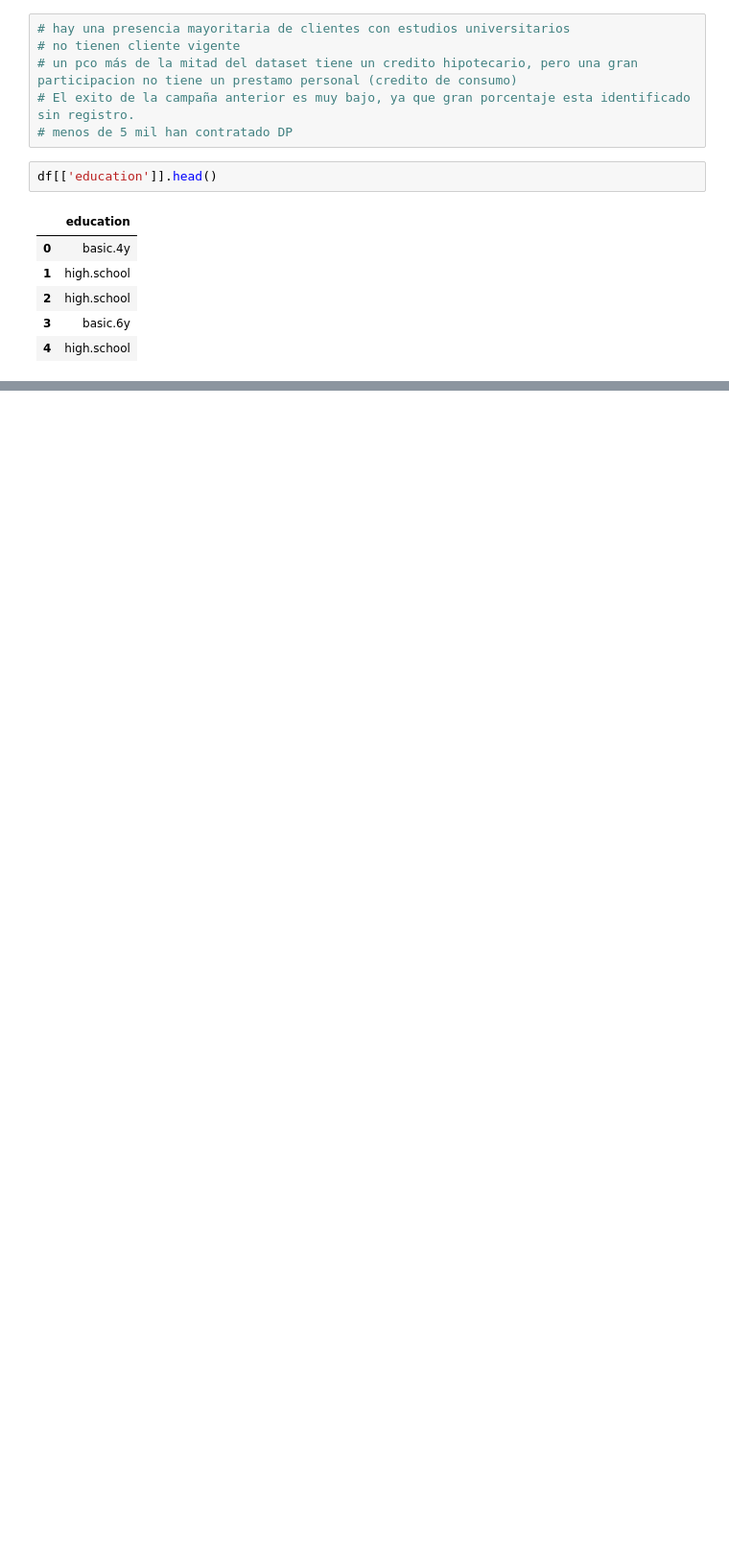
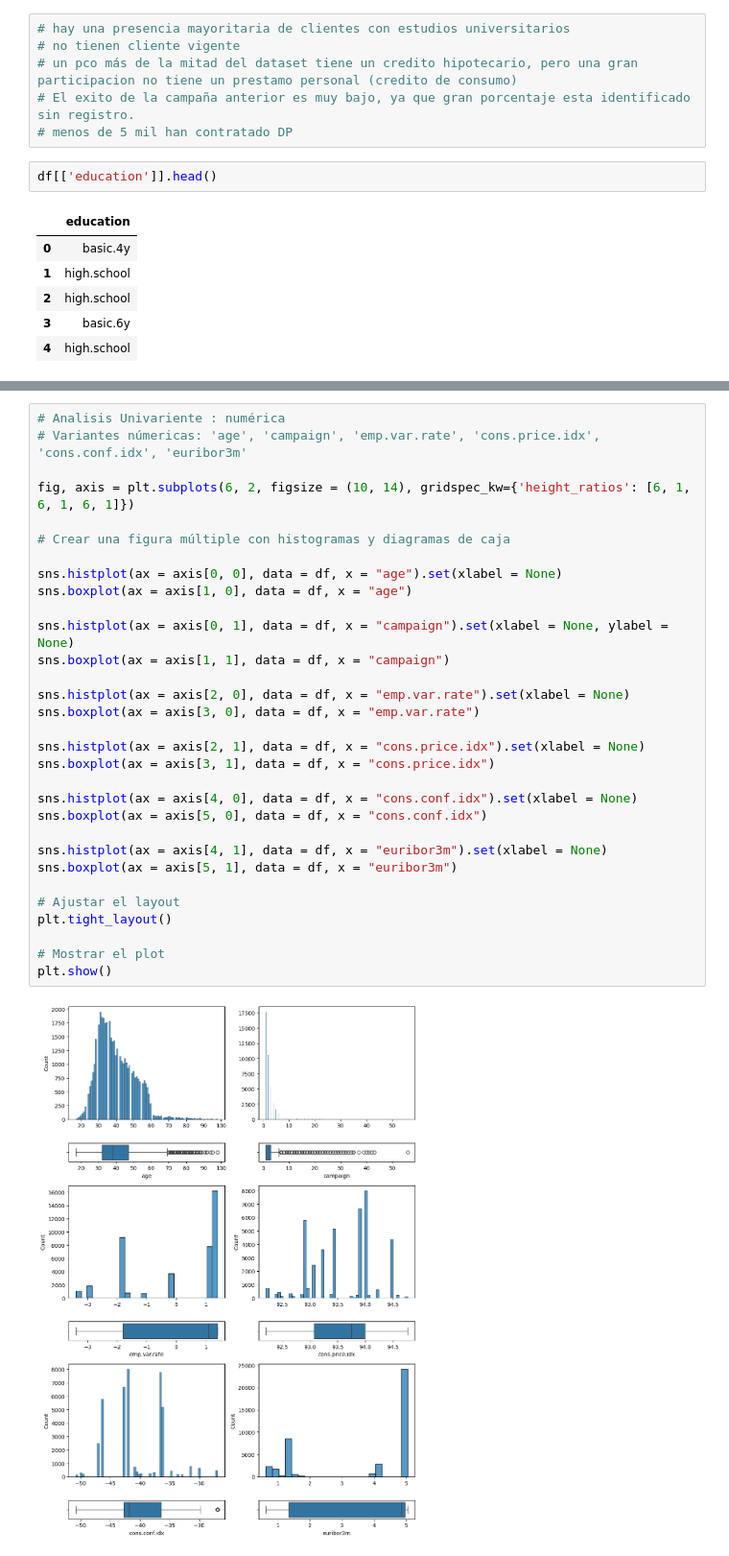
Before and after one commit to bartowen/mi_primer_model_ml, a Jupyter notebook: src/explore.ipynb, the cells around one changed output, grey strips where cells are left out. Shown: that part at 96% size. Cells and saved outputs as stored; diff of their text form; blank space fills up the shorter version.

```diff
--- a/src/explore.ipynb
+++ b/src/explore.ipynb
@@ -171,0 +192,33 @@ df[['education']].head()
+# %%
+# Analisis Univariente : numérica
+# Variantes númericas: 'age', 'campaign', 'emp.var.rate', 'cons.price.idx', 'cons.conf.idx', 'euribor3m'
+
+fig, axis = plt.subplots(6, 2, figsize = (10, 14), gridspec_kw={'height_ratios': [6, 1, 6, 1, 6, 1]})
+
+# Crear una figura múltiple con histogramas y diagramas de caja
+
+sns.histplot(ax = axis[0, 0], data = df, x = "age").set(xlabel = None)
+sns.boxplot(ax = axis[1, 0], data = df, x = "age")
+
+sns.histplot(ax = axis[0, 1], data = df, x = "campaign").set(xlabel = None, ylabel = None)
+sns.boxplot(ax = axis[1, 1], data = df, x = "campaign")
+
+sns.histplot(ax = axis[2, 0], data = df, x = "emp.var.rate").set(xlabel = None)
+sns.boxplot(ax = axis[3, 0], data = df, x = "emp.var.rate")
+
+sns.histplot(ax = axis[2, 1], data = df, x = "cons.price.idx").set(xlabel = None)
+sns.boxplot(ax = axis[3, 1], data = df, x = "cons.price.idx")
+
+sns.histplot(ax = axis[4, 0], data = df, x = "cons.conf.idx").set(xlabel = None)
+sns.boxplot(ax = axis[5, 0], data = df, x = "cons.conf.idx")
+
+sns.histplot(ax = axis[4, 1], data = df, x = "euribor3m").set(xlabel = None)
+sns.boxplot(ax = axis[5, 1], data = df, x = "euribor3m")
+
+# Ajustar el layout
+plt.tight_layout()
+
+# Mostrar el plot
+plt.show()
+# %% [output]
+[figure, added]
```
Also changed, not shown: parts of 2 cells of this notebook.
